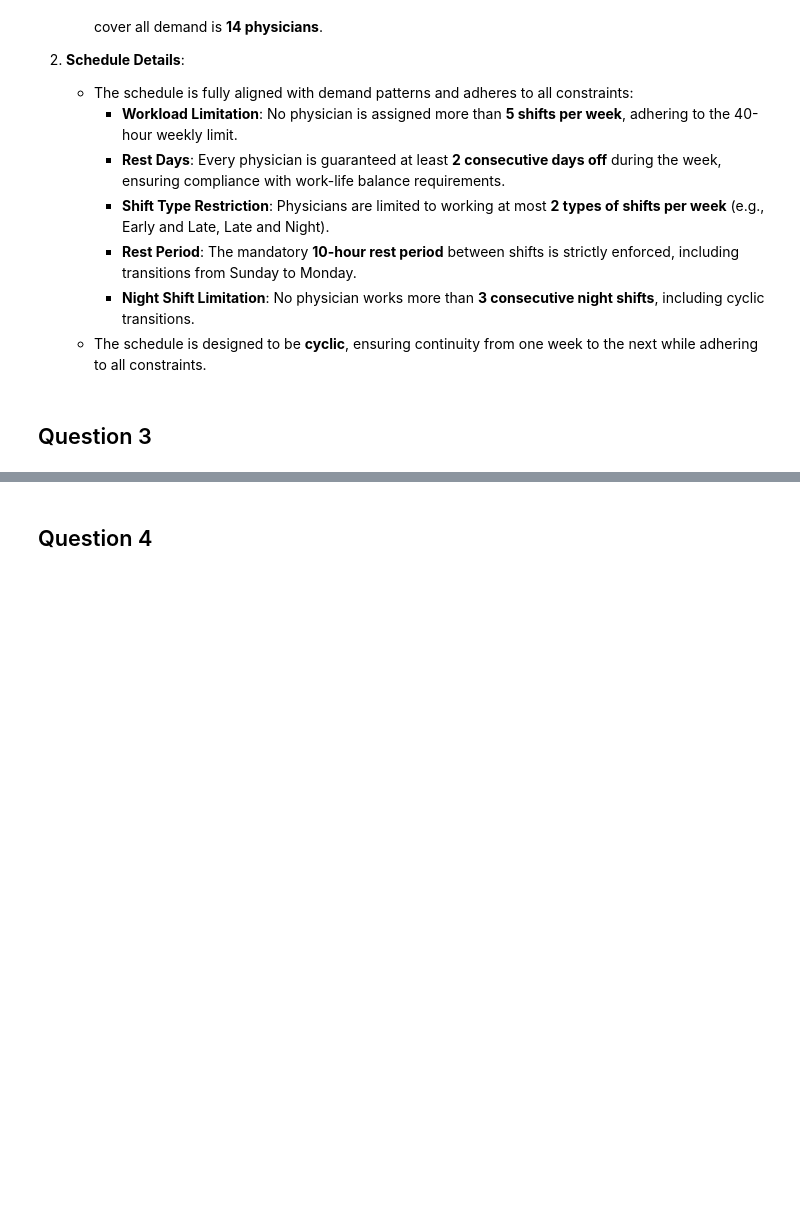
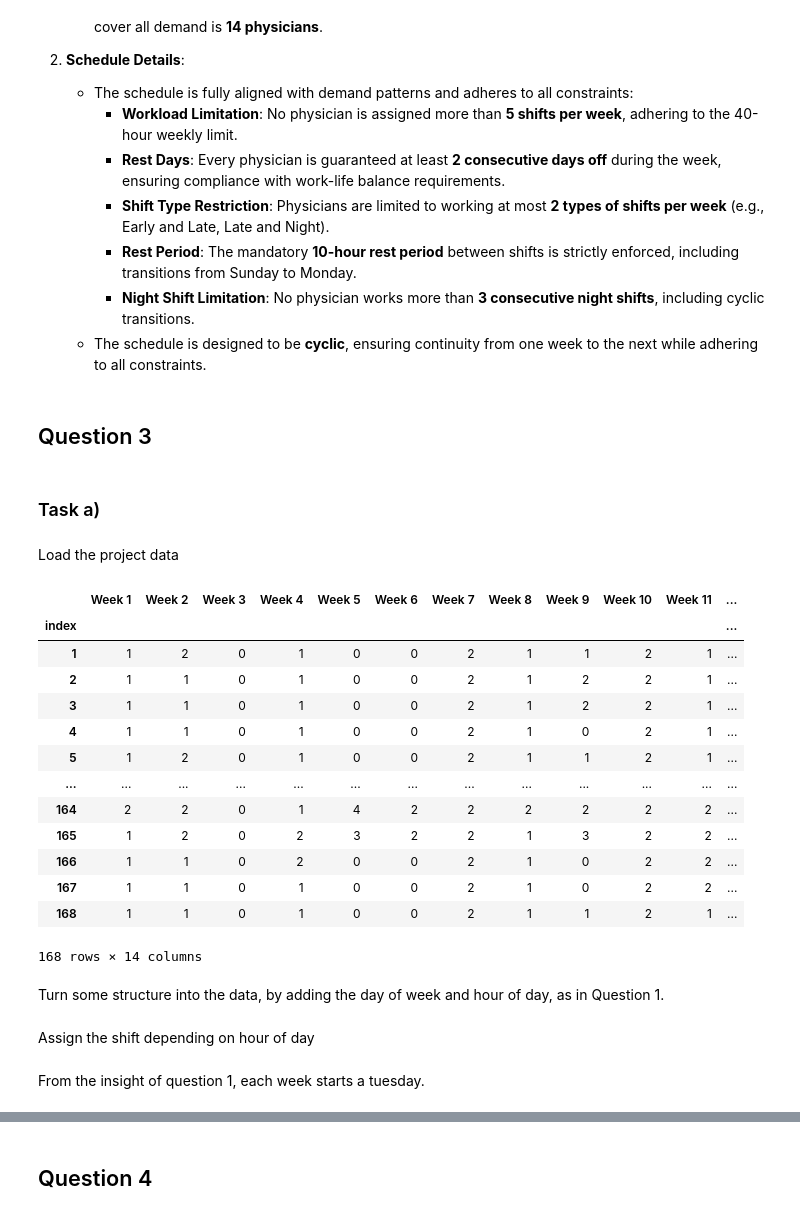
Before and after one commit to mbernahr/Prescriptive_Analytics, a Jupyter notebook: PA_Project.ipynb, the cells around one changed output, grey strips where cells are left out. Saved outputs shown, nothing was run; the diff lists cells and outputs as text; code cells hidden in the pictures; blank space fills up the shorter version.

Commit message:
add: answer to question 3

```diff
--- a/PA_Project.ipynb
+++ b/PA_Project.ipynb
@@ -971,3 +973,29 @@ plt.show()
    - The schedule is designed to be **cyclic**, ensuring continuity from one week to the next while adhering to all constraints.
 # %% [markdown]
 ## Question 3 <a name="Question3"></a>
+# %% [markdown]
+### Task a)
+# %% [markdown]
+Load the project data
+# %%
+df = pd.read_csv("Project_Data.csv", sep=";", index_col="index")
+
+demand_hour = df.copy()
+demand_hour
+# %% [output]
+|  | Week 1 | Week 2 | Week 3 | Week 4 | Week 5 | Week 6 | Week 7 | Week 8 | Week 9 | Week 10 | Week 11 | ... |
+| index |  |  |  |  |  |  |  |  |  |  |  | ... |
+| 1 | 1 | 2 | 0 | 1 | 0 | 0 | 2 | 1 | 1 | 2 | 1 | ... |
+| 2 | 1 | 1 | 0 | 1 | 0 | 0 | 2 | 1 | 2 | 2 | 1 | ... |
+| 3 | 1 | 1 | 0 | 1 | 0 | 0 | 2 | 1 | 2 | 2 | 1 | ... |
+| 4 | 1 | 1 | 0 | 1 | 0 | 0 | 2 | 1 | 0 | 2 | 1 | ... |
+| 5 | 1 | 2 | 0 | 1 | 0 | 0 | 2 | 1 | 1 | 2 | 1 | ... |
+| ... | ... | ... | ... | ... | ... | ... | ... | ... | ... | ... | ... | ... |
+| 164 | 2 | 2 | 0 | 1 | 4 | 2 | 2 | 2 | 2 | 2 | 2 | ... |
+| 165 | 1 | 2 | 0 | 2 | 3 | 2 | 2 | 1 | 3 | 2 | 2 | ... |
+| 166 | 1 | 1 | 0 | 2 | 0 | 0 | 2 | 1 | 0 | 2 | 2 | ... |
+| 167 | 1 | 1 | 0 | 1 | 0 | 0 | 2 | 1 | 0 | 2 | 2 | ... |
+| 168 | 1 | 1 | 0 | 1 | 0 | 0 | 2 | 1 | 1 | 2 | 1 | ... |
+168 rows × 14 columns
+# %% [markdown]
+Turn some structure into the data, by adding the day of week and hour of day, as in Question 1.
@@ -973,0 +1014,2 @@ plt.show()
+# %% [markdown]
+Assign the shift depending on hour of day
@@ -973,0 +1026,2 @@ plt.show()
+# %% [markdown]
+From the insight of question 1, each week starts a tuesday.
```
Also changed, not shown: parts of 42 cells of this notebook.
